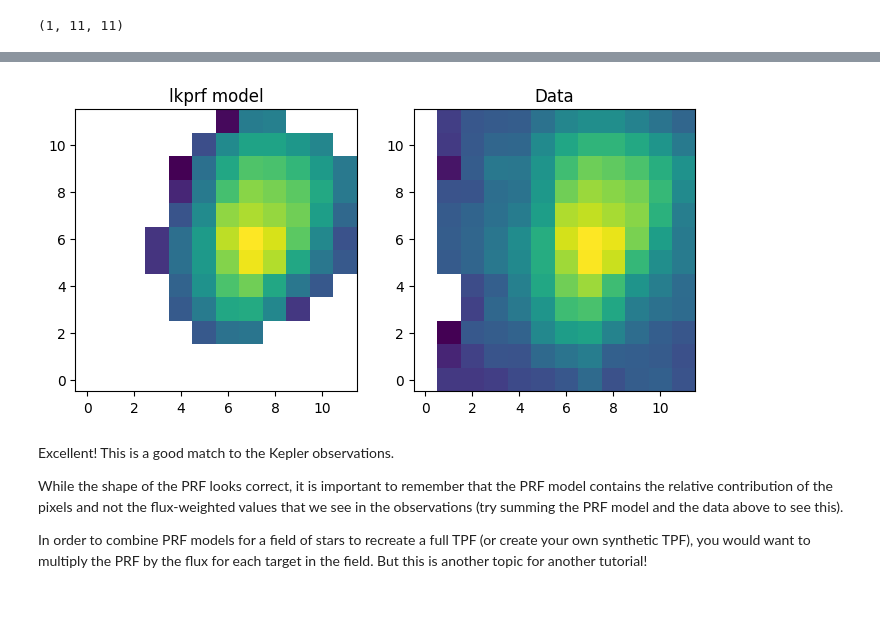
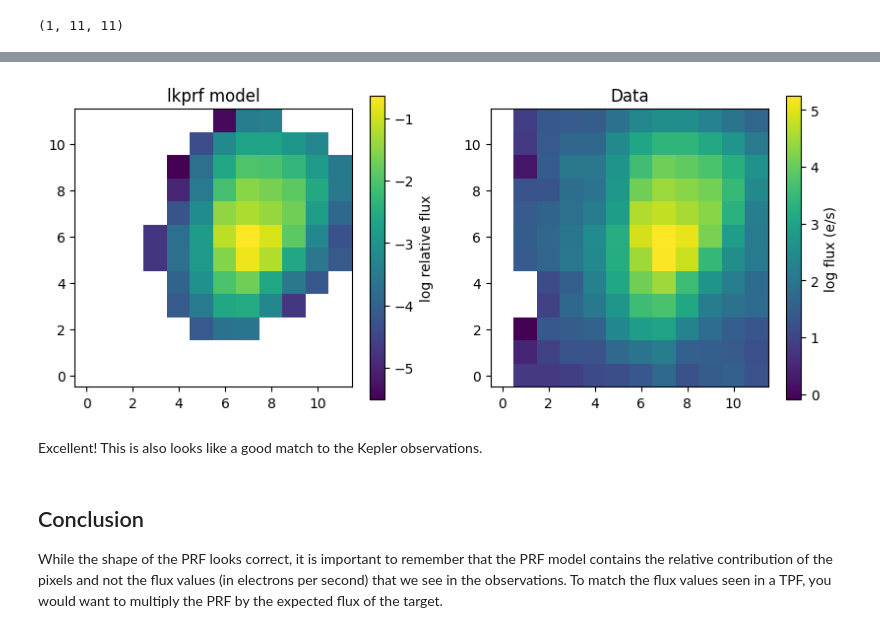
Before and after one commit to lightkurve/lkprf, a Jupyter notebook: docs/tutorials/lkprf_TPF_example.ipynb, the cells around one changed output, grey strips where cells are left out. Cells and saved outputs as stored; diff of their text form; code cells hidden in the pictures; blank space fills up the shorter version.

Commit message:
Improved tutorial format

```diff
--- a/docs/tutorials/lkprf_TPF_example.ipynb
+++ b/docs/tutorials/lkprf_TPF_example.ipynb
@@ -86,14 +111,15 @@ model_prf.shape
 # %%
-fig,axs = plt.subplots(1,2,figsize=(8,4))
+fig,axs = plt.subplots(1,2,figsize=(10,4))
 
 
-axs[0].imshow(model_prf[0,:,:], origin='lower')
+model = axs[0].imshow(model_prf[0,:,:], origin='lower')
 axs[0].set_title('lkprf model')
+fig.colorbar(model, ax = axs[0], label='relative flux')
 
 # Plot the real data. We randomly select the 100th observation from the TPF data cube
-axs[1].imshow(tess_hdulist[1].data['FLUX'][100,:,:],  origin='lower')
+data = axs[1].imshow(tess_hdulist[1].data['FLUX'][100,:,:],  origin='lower')
 axs[1].set_title('Data')
-
+fig.colorbar(data, ax = axs[1], label = 'flux (e/s)')
 
 plt.show()
 # %% [output]
@@ -103,13 +131,17 @@ This looks like a good match! It is clear that the real data does in fact have a
 # %%
-fig,axs = plt.subplots(1,2,figsize=(8,4))
+fig,axs = plt.subplots(1,2,figsize=(10,4))
 
+# Supress warnings due to taking log of 0. These pixels will be nans, and display as white.
+with np.errstate(invalid='ignore', divide='ignore'):
+    model = axs[0].imshow(np.log10(model_prf[0,:,:]), origin='lower')
+axs[0].set_title('lkprf model')
+fig.colorbar(model, ax = axs[0], label='log relative flux')
 
-axs[0].imshow(np.log10(model_prf[0,:,:]), origin='lower')
-axs[0].set_title('lkprf model')
-
-axs[1].imshow(np.log10(tess_hdulist[1].data['FLUX'][100,:,:]),  origin='lower')
+# Supress warnings due to taking log of 0. These pixels will be nans, and display as white.
+with np.errstate(invalid='ignore'):
+    data = axs[1].imshow(np.log10(tess_hdulist[1].data['FLUX'][100,:,:]),  origin='lower')
 axs[1].set_title('Data')
-
+fig.colorbar(data, ax = axs[1], label = 'log flux (e/s)')
 
 plt.show()
 # %% [output]
@@ -127,40 +160,45 @@ prf_initial = lkprf.KeplerPRF(channel=channel)
 origin_row =  kepler_hdulist[1].header['2CRV4P']
 origin_col =  kepler_hdulist[1].header['1CRV4P']
 
 
 # get the WCS information
 wcs = WCS(kepler_hdulist[2].header)
 # Convert the RA/Dec of the object into pixel coordinates.
 wcs_pix = wcs.all_world2pix(kepler_hdulist[0].header['RA_OBJ'] , kepler_hdulist[0].header['DEC_OBJ'],0)
 wcs_col = wcs_pix[0]
 wcs_row = wcs_pix[1]
 
 target_col = origin_col + wcs_col
 target_row = origin_row + wcs_row
 
 shape = kepler_hdulist[1].data['FLUX'].shape[1:]
 
 
 # Evaluate the model at our target position
 model_prf = prf_initial.evaluate(targets=[(target_row, target_col)], origin=(origin_row, origin_col), shape=shape)
 
 
 
 # Plot the results
-fig,axs = plt.subplots(1,2,figsize=(8,4))
+fig,axs = plt.subplots(1,2,figsize=(10,4))
 
-axs[0].imshow(np.log10(model_prf[0,:,:]), origin='lower')
+# Supress warnings due to taking log of 0. These pixels will be nans, and display as white.
+with np.errstate(invalid='ignore', divide='ignore'):
+    model = axs[0].imshow(np.log10(model_prf[0,:,:]), origin='lower')
 axs[0].set_title('lkprf model')
+fig.colorbar(model, ax = axs[0], label='log relative flux')
 
-axs[1].imshow(np.log10(kepler_hdulist[1].data['FLUX'][100,:,:]),  origin='lower')
+with np.errstate(invalid='ignore'):
+    data = axs[1].imshow(np.log10(kepler_hdulist[1].data['FLUX'][100,:,:]),  origin='lower')
 axs[1].set_title('Data')
+fig.colorbar(data, ax = axs[1], label = 'log flux (e/s)')
 
 plt.show()
 # %% [output]
-[figure, old version]
+[figure, new version]
 # %% [markdown]
-Excellent! This is a good match to the Kepler observations.
-
-While the shape of the PRF looks correct, it is important to remember that the PRF model contains the relative contribution of the pixels and not the flux-weighted values that we see in the observations (try summing the PRF model and the data above to see this).
-
-In order to combine PRF models for a field of stars to recreate a full TPF (or create your own synthetic TPF), you would want to multiply the PRF by the flux for each target in the field. But this is another topic for another tutorial!
+Excellent! This is also looks like a good match to the Kepler observations.
+# %% [markdown]
+## Conclusion
+
+While the shape of the PRF looks correct, it is important to remember that the PRF model contains the relative contribution of the pixels and not the flux values (in electrons per second) that we see in the observations. To match the flux values seen in a TPF, you would want to multiply the PRF by the expected flux of the target.
```
Also changed, not shown: parts of 15 cells of this notebook.
